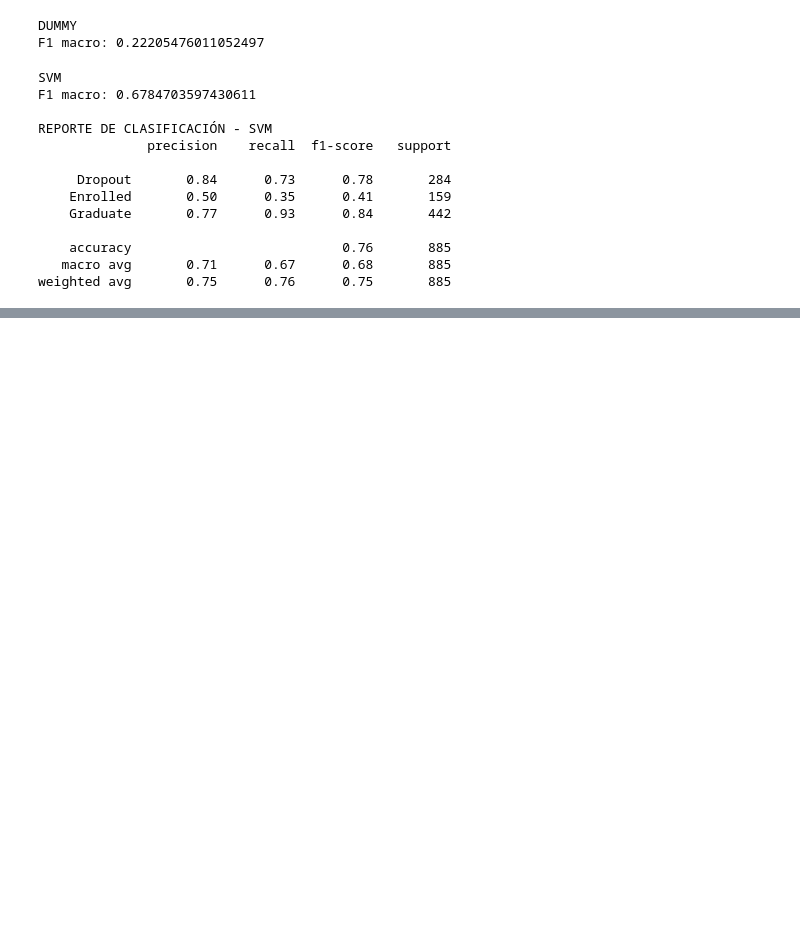
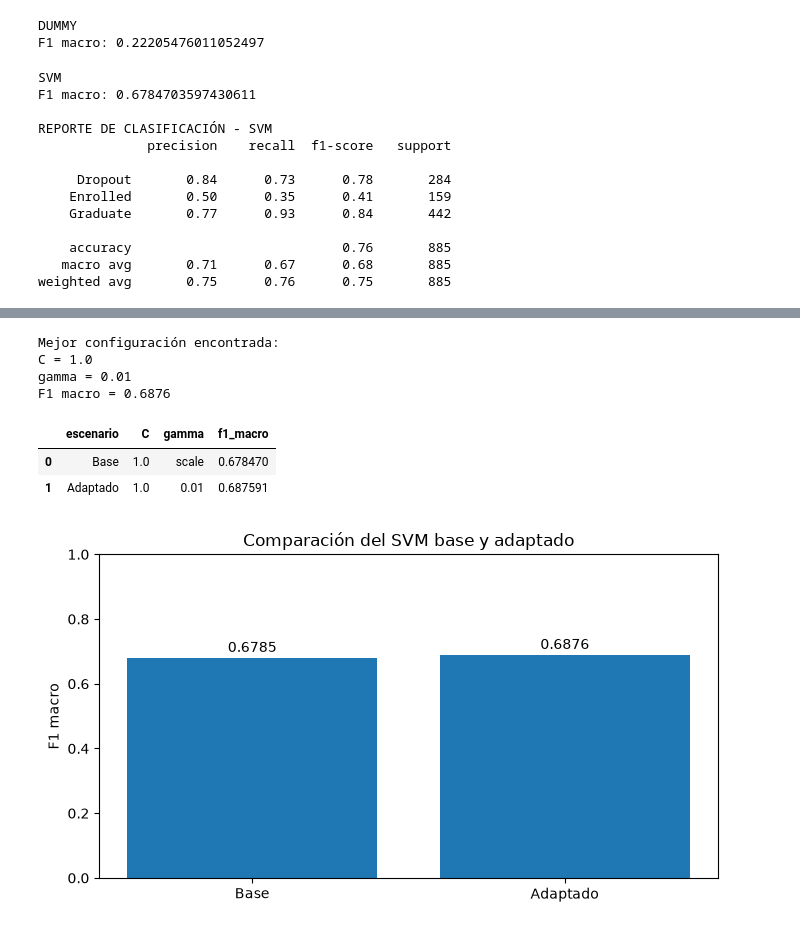
Before and after one commit to RainerAI-byte/CDII, a Jupyter notebook: notebooks/02_dataset_auditoria.ipynb, the cells around one changed output, grey strips where cells are left out. Drawn from its saved outputs; the diff is of its cells as text; code cells hidden in the pictures; blank space fills up the shorter version.

```diff
--- a/notebooks/02_dataset_auditoria.ipynb
+++ b/notebooks/02_dataset_auditoria.ipynb
@@ -219,0 +331,63 @@ weighted avg       0.75      0.76      0.75       885
+# %%
+mejor = resultados_df.iloc[0]
+
+print("Mejor configuración encontrada:")
+print(f"C = {mejor['C']}")
+print(f"gamma = {mejor['gamma']}")
+print(f"F1 macro = {mejor['f1_macro']:.4f}")
+# %% [output]
+Mejor configuración encontrada:
+C = 1.0
+gamma = 0.01
+F1 macro = 0.6876
+# %%
+comparacion = pd.DataFrame({
+    "escenario": [
+        "Base",
+        "Adaptado"
+    ],
+    "C": [
+        1,
+        mejor["C"]
+    ],
+    "gamma": [
+        "scale",
+        mejor["gamma"]
+    ],
+    "f1_macro": [
+        f1_base,
+        mejor["f1_macro"]
+    ]
+})
+
+display(comparacion)
+# %% [output]
+|  | escenario | C | gamma | f1_macro |
+| 0 | Base | 1.0 | scale | 0.678470 |
+| 1 | Adaptado | 1.0 | 0.01 | 0.687591 |
+# %%
+import matplotlib.pyplot as plt
+
+plt.figure(figsize=(7, 4))
+
+plt.bar(
+    comparacion["escenario"],
+    comparacion["f1_macro"]
+)
+
+plt.ylabel("F1 macro")
+plt.title("Comparación del SVM base y adaptado")
+plt.ylim(0, 1)
+
+for i, valor in enumerate(comparacion["f1_macro"]):
+    plt.text(
+        i,
+        valor + 0.02,
+        f"{valor:.4f}",
+        ha="center"
+    )
+
+plt.tight_layout()
+plt.show()
+# %% [output]
+[figure, added]
```
Also changed, not shown: parts of 6 cells of this notebook, 1 other file.
